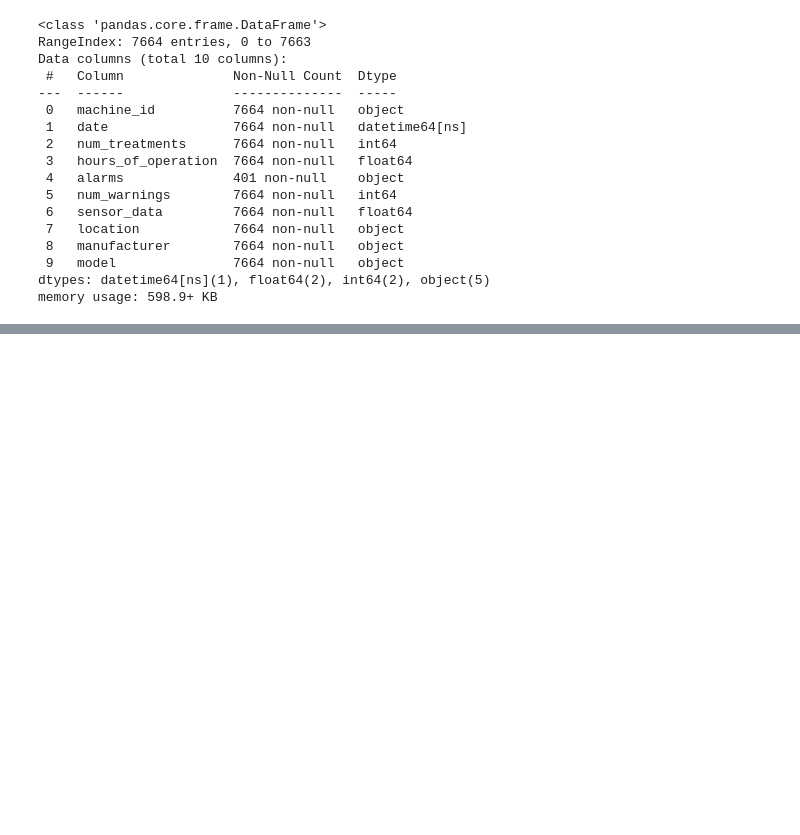
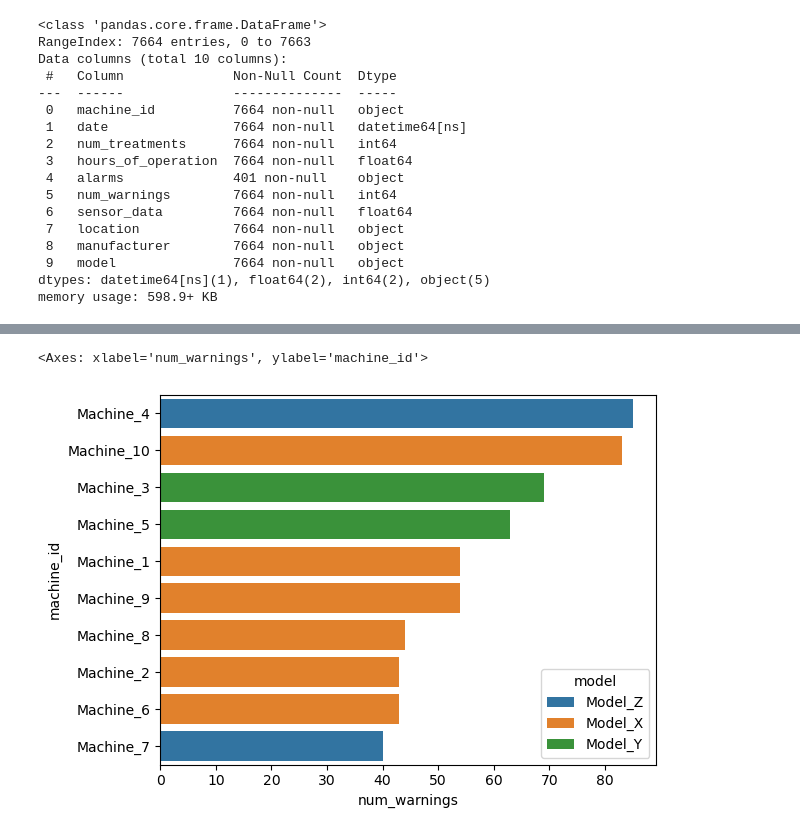
Before and after one commit to Simonmaignan/data-analysis-projects, a Jupyter notebook: projects/dialysis_machines/data-exploration.ipynb, the cells around one changed output, grey strips where cells are left out. Drawn from its saved outputs; the diff is of its cells as text; code cells hidden in the pictures; blank space fills up the shorter version.

```diff
--- a/projects/dialysis_machines/data-exploration.ipynb
+++ b/projects/dialysis_machines/data-exploration.ipynb
@@ -299,0 +388,7 @@ memory usage: 598.9+ KB
+# %%
+df_machine_nb_warning = (
+    df_machine_data_detailed.groupby(["machine_id", "model"])
+    .agg({"num_warnings": "sum"})
+    .sort_values("num_warnings", ascending=False)
+)
+df_machine_nb_warning.head(10)
@@ -299,0 +408,7 @@ memory usage: 598.9+ KB
+# %%
+sns.barplot(
+    df_machine_nb_warning, y="machine_id", x="num_warnings", hue="model"
+)
+# %% [output]
+<Axes: xlabel='num_warnings', ylabel='machine_id'>
+[figure, added]
```
Also changed, not shown: parts of 12 cells of this notebook, 3 other files.
